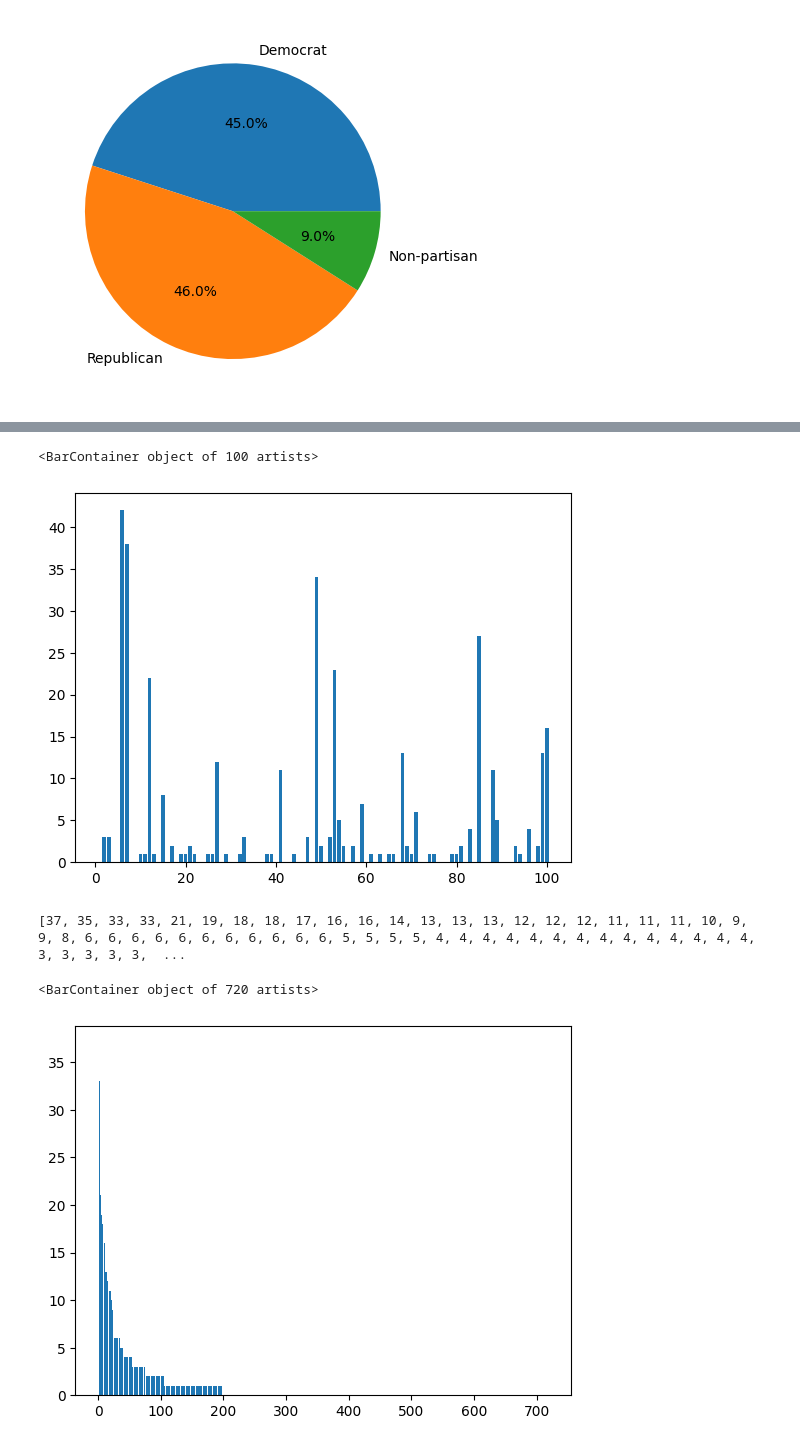
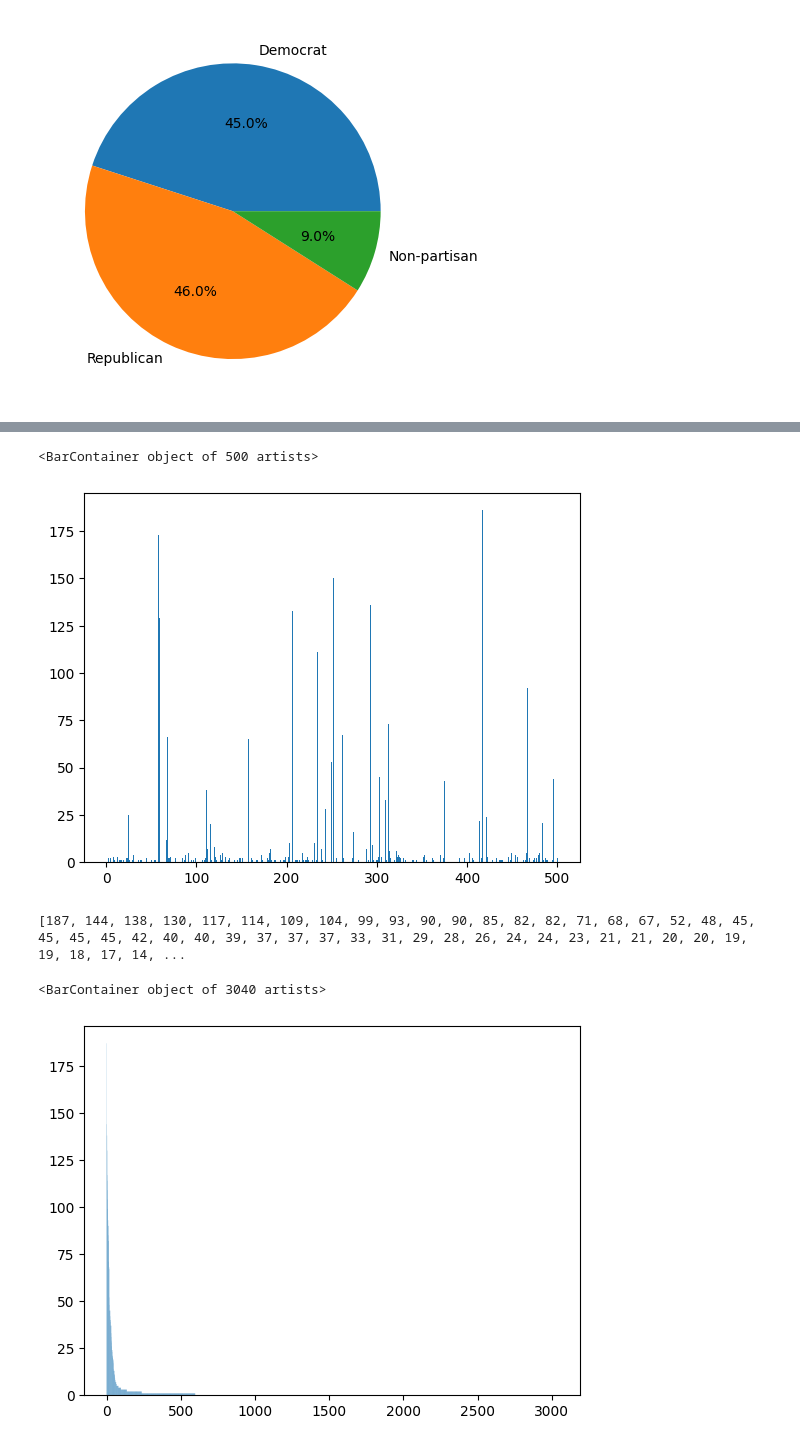
Before and after one commit to maiklarooij/MasterProject, a Jupyter notebook: analysis/analyse_log.ipynb, the cells around one changed output, grey strips where cells are left out. Cells and saved outputs as stored; diff of their text form; code cells hidden in the pictures.

```diff
--- a/analysis/analyse_log.ipynb
+++ b/analysis/analyse_log.ipynb
@@ -3,7 +3,7 @@ import json
 import matplotlib.pyplot as plt
 from collections import Counter
 # %%
-log_data = json.load(open('../results/log_11.json'))
+log_data = json.load(open('../results/log_26.json'))
 # %%
 print(f"This simulation used {log_data['total_tokens_input']} input tokens, from which {log_data['total_tokens_cached']} cached.")
 print(f"This simulation used {log_data['total_tokens_output']} output tokens.")
@@ -130,18 +129,22 @@ user_followers = [user['followers'] for user in log_data['users']]
 
 plt.bar(user_ids, user_followers)
 # %% [output]
-<BarContainer object of 100 artists>
+<BarContainer object of 500 artists>
-[figure, old version]
+[figure, new version]
 # %%
 # TODO: for posts
 
 posts_sorted = sorted(log_data['raw_posts'], key=lambda x: x['reposts'], reverse=True)
-print([post['reposts'] for post in posts_sorted])
+# print([post['reposts'] for post in posts_sorted])
 post_ids = [post['post_id'] for post in posts_sorted]
 post_reposters = [post['reposts'] for post in posts_sorted]
+print(post_reposters)
 
-plt.bar(range(len(post_reposters)), post_reposters)
+# plt.bar(range(len(post_reposters)), post_reposters)
+# plt.show()
+
+plt.bar(range(len(post_reposters)), post_reposters, snap=False)
 # %% [output]
-[37, 35, 33, 33, 21, 19, 18, 18, 17, 16, 16, 14, 13, 13, 13, 12, 12, 12, 11, 11, 11, 10, 9, 9, 8, 6, 6, 6, 6, 6, 6, 6, 6, 6, 6, 6, 5, 5, 5, 5, 4, 4, 4, 4, 4, 4, 4, 4, 4, 4, 4, 4, 4, 4, 3, 3, 3, 3, 3,  ...
+[187, 144, 138, 130, 117, 114, 109, 104, 99, 93, 90, 90, 85, 82, 82, 71, 68, 67, 52, 48, 45, 45, 45, 45, 42, 40, 40, 39, 37, 37, 37, 33, 31, 29, 28, 26, 24, 24, 23, 21, 21, 20, 20, 19, 19, 18, 17, 14, ...
-<BarContainer object of 720 artists>
+<BarContainer object of 3040 artists>
-[figure, old version]
+[figure, new version]
```
Also changed, not shown: parts of 26 cells of this notebook, 8 other files.
